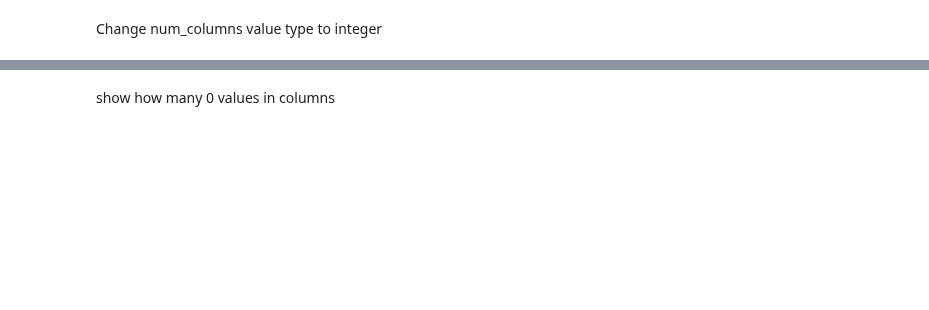
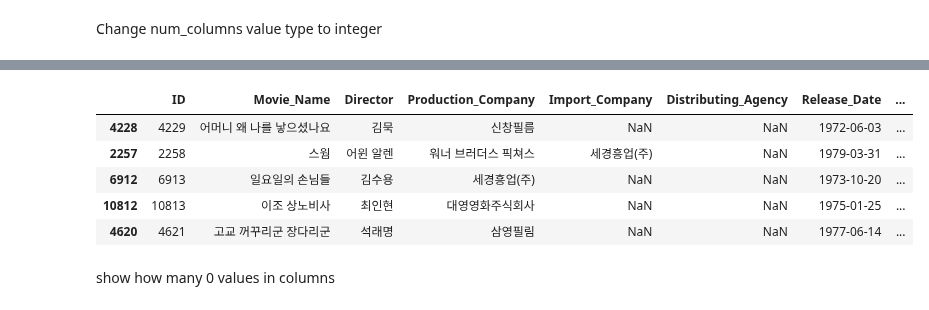
Before and after one commit to danielsun888/datathon, a Jupyter notebook: kyh.ipynb, the cells around one changed output, grey strips where cells are left out. Cells and saved outputs as stored; diff of their text form; code cells hidden in the pictures; blank space fills up the shorter version.

```diff
--- a/kyh.ipynb
+++ b/kyh.ipynb
@@ -149,2 +156,11 @@ for i in num_columns:
+# %%
+data.sort_values('National_Sales').head()
+# %% [output]
+|  | ID | Movie_Name | Director | Production_Company | Import_Company | Distributing_Agency | Release_Date | ... |
+| 4228 | 4229 | 어머니 왜 나를 낳으셨나요 | 김묵 | 신창필름 | NaN | NaN | 1972-06-03 | ... |
+| 2257 | 2258 | 스웜 | 어윈 알렌 | 워너 브러더스 픽쳐스 | 세경흥업(주) | NaN | 1979-03-31 | ... |
+| 6912 | 6913 | 일요일의 손님들 | 김수용 | 세경흥업(주) | NaN | NaN | 1973-10-20 | ... |
+| 10812 | 10813 | 이조 상노비사 | 최인현 | 대영영화주식회사 | NaN | NaN | 1975-01-25 | ... |
+| 4620 | 4621 | 고교 꺼꾸리군 장다리군 | 석래명 | 삼영필림 | NaN | NaN | 1977-06-14 | ... |
 # %% [markdown]
 show how many 0 values in columns
```
Also changed, not shown: parts of 13 cells of this notebook.
